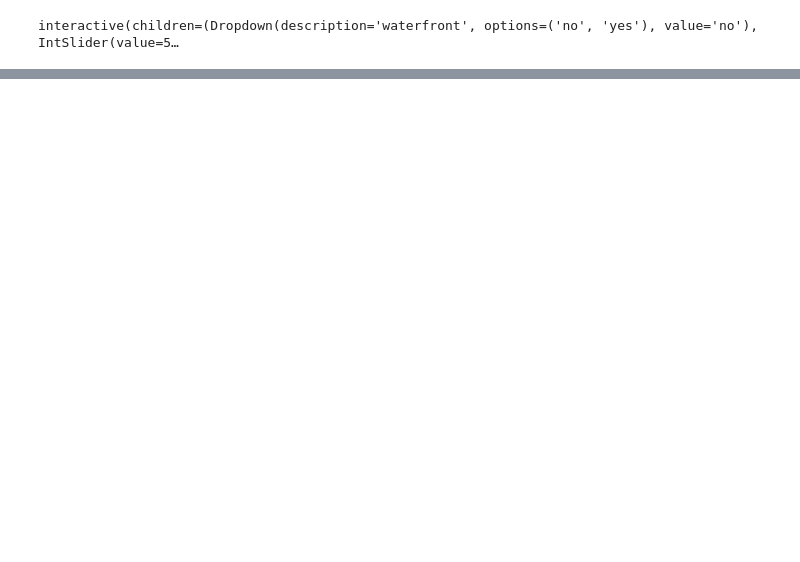
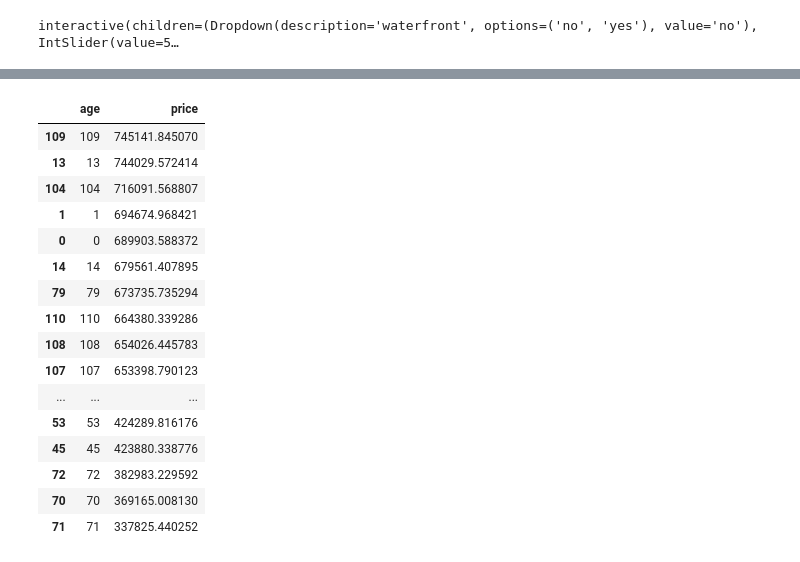
Before and after one commit to HedvaldoCosta/DataScience_Business, a Jupyter notebook: kc_house/Notebook.ipynb, the cells around one changed output, grey strips where cells are left out. Cells and saved outputs as stored; diff of their text form; code cells hidden in the pictures; blank space fills up the shorter version.

```diff
--- a/kc_house/Notebook.ipynb
+++ b/kc_house/Notebook.ipynb
@@ -142,0 +206,22 @@ interactive(children=(Dropdown(description='waterfront', options=('no', 'yes'),
+# %%
+pd.set_option('display.max_rows', None)
+age_price = data[['age', 'price']].groupby('age').mean().reset_index()
+display(age_price.sort_values(by='price', ascending=False))
+# %% [output]
+|  | age | price |
+| 109 | 109 | 745141.845070 |
+| 13 | 13 | 744029.572414 |
+| 104 | 104 | 716091.568807 |
+| 1 | 1 | 694674.968421 |
+| 0 | 0 | 689903.588372 |
+| 14 | 14 | 679561.407895 |
+| 79 | 79 | 673735.735294 |
+| 110 | 110 | 664380.339286 |
+| 108 | 108 | 654026.445783 |
+| 107 | 107 | 653398.790123 |
+| ... | ... | ... |
+| 53 | 53 | 424289.816176 |
+| 45 | 45 | 423880.338776 |
+| 72 | 72 | 382983.229592 |
+| 70 | 70 | 369165.008130 |
+| 71 | 71 | 337825.440252 |
```
Also changed, not shown: parts of 5 cells of this notebook.
